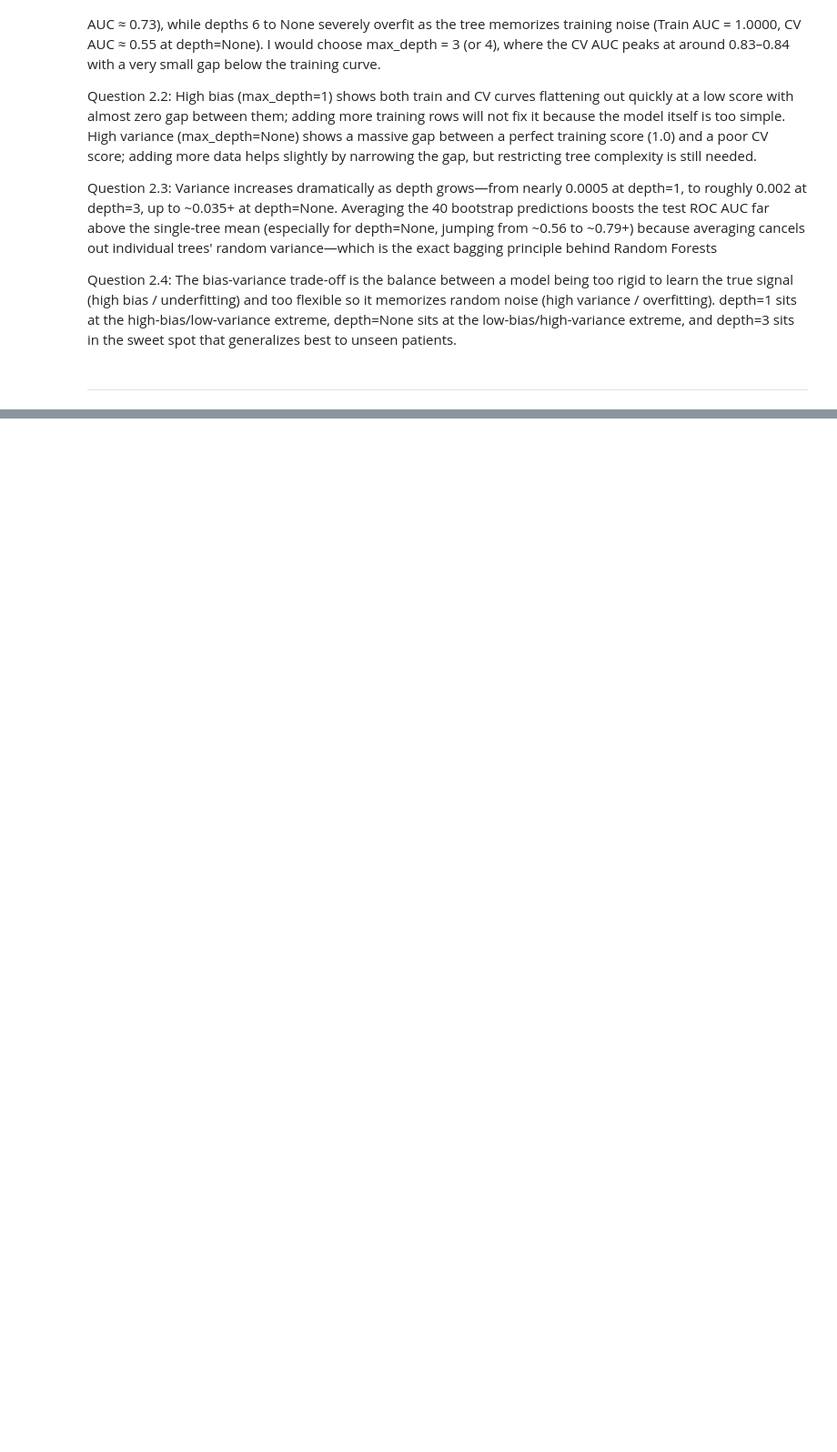
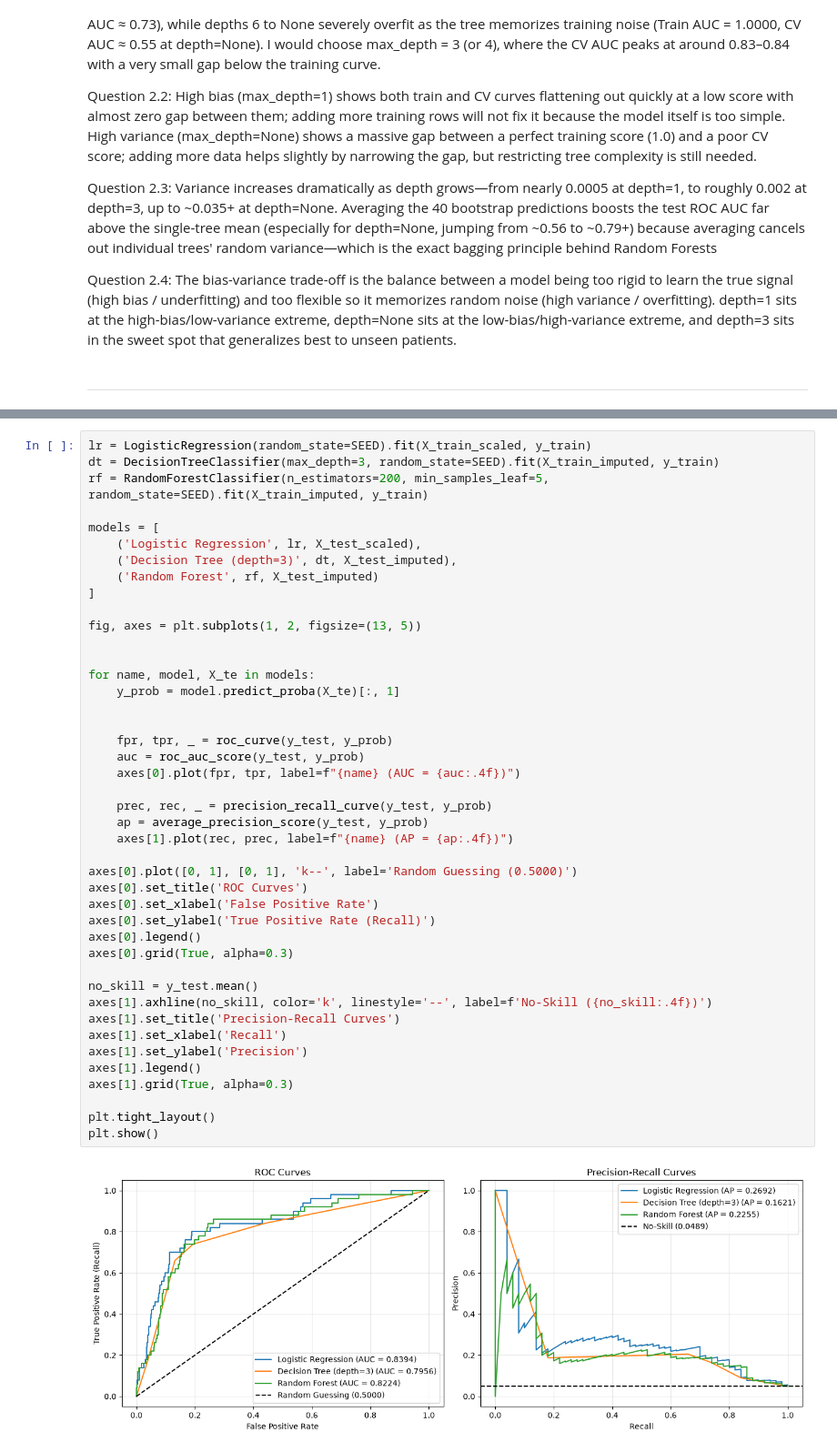
Before and after one commit to bahadurmalik82/stroke-risk-prediction-imbalance, a Jupyter notebook: Lab9_Bias_Variance_Imbalance_Template.ipynb, the cells around one changed output, grey strips where cells are left out. Shown at 91% size. Drawn from its saved outputs; the diff is of its cells as text; blank space fills up the shorter version.

```diff
--- a/Lab9_Bias_Variance_Imbalance_Template.ipynb
+++ b/Lab9_Bias_Variance_Imbalance_Template.ipynb
@@ -298,0 +305,45 @@ Question 2.4: The bias-variance trade-off is the balance between a model being t
+# %%
+lr = LogisticRegression(random_state=SEED).fit(X_train_scaled, y_train)
+dt = DecisionTreeClassifier(max_depth=3, random_state=SEED).fit(X_train_imputed, y_train)
+rf = RandomForestClassifier(n_estimators=200, min_samples_leaf=5, random_state=SEED).fit(X_train_imputed, y_train)
+
+models = [
+    ('Logistic Regression', lr, X_test_scaled),
+    ('Decision Tree (depth=3)', dt, X_test_imputed),
+    ('Random Forest', rf, X_test_imputed)
+]
+
+fig, axes = plt.subplots(1, 2, figsize=(13, 5))
+
+
+for name, model, X_te in models:
+    y_prob = model.predict_proba(X_te)[:, 1]
+
+
+    fpr, tpr, _ = roc_curve(y_test, y_prob)
+    auc = roc_auc_score(y_test, y_prob)
+    axes[0].plot(fpr, tpr, label=f"{name} (AUC = {auc:.4f})")
+
+    prec, rec, _ = precision_recall_curve(y_test, y_prob)
+    ap = average_precision_score(y_test, y_prob)
+    axes[1].plot(rec, prec, label=f"{name} (AP = {ap:.4f})")
+
+axes[0].plot([0, 1], [0, 1], 'k--', label='Random Guessing (0.5000)')
+axes[0].set_title('ROC Curves')
+axes[0].set_xlabel('False Positive Rate')
+axes[0].set_ylabel('True Positive Rate (Recall)')
+axes[0].legend()
+axes[0].grid(True, alpha=0.3)
+
+no_skill = y_test.mean()
+axes[1].axhline(no_skill, color='k', linestyle='--', label=f'No-Skill ({no_skill:.4f})')
+axes[1].set_title('Precision-Recall Curves')
+axes[1].set_xlabel('Recall')
+axes[1].set_ylabel('Precision')
+axes[1].legend()
+axes[1].grid(True, alpha=0.3)
+
+plt.tight_layout()
+plt.show()
+# %% [output]
+[figure, added]
```
Also changed, not shown: parts of 6 cells of this notebook.
